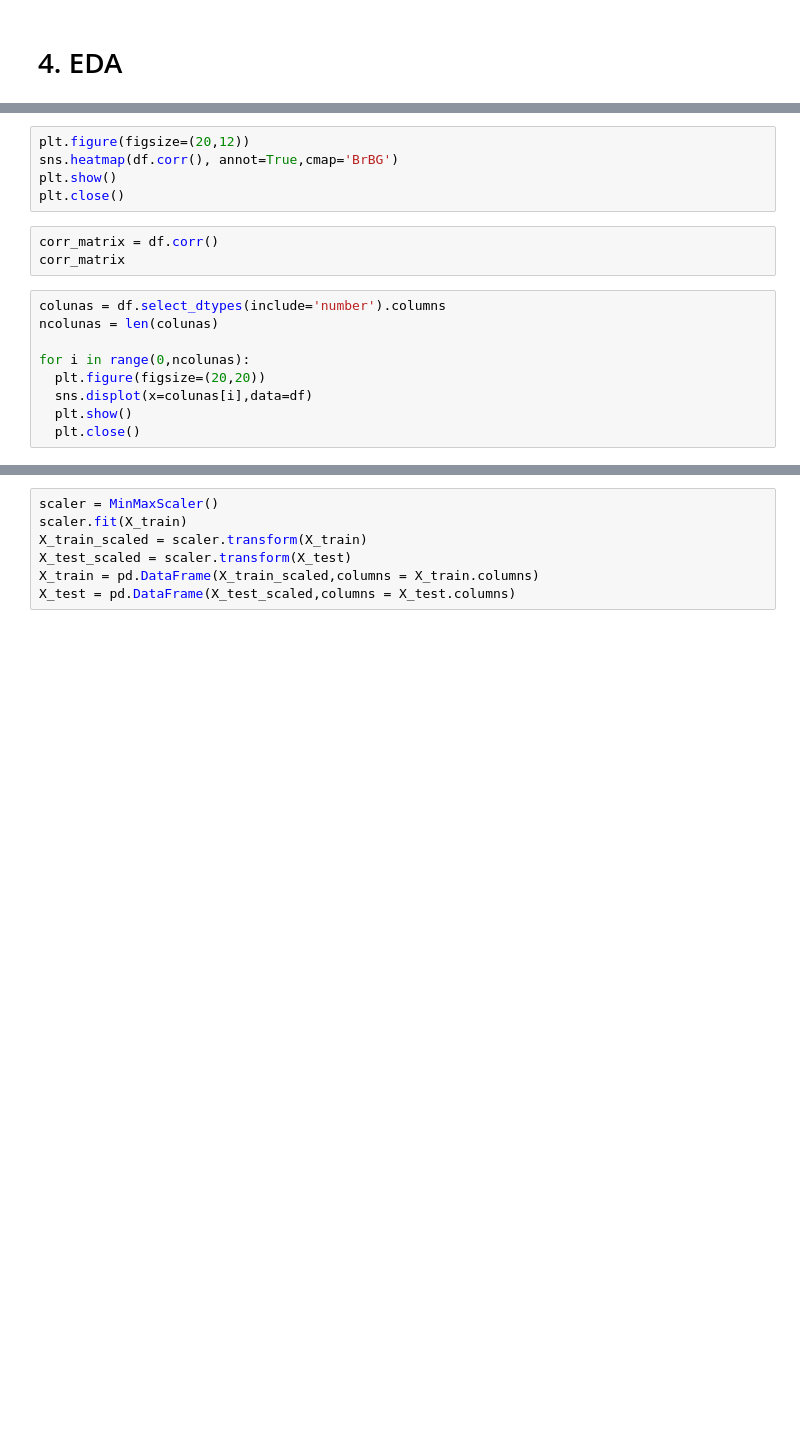
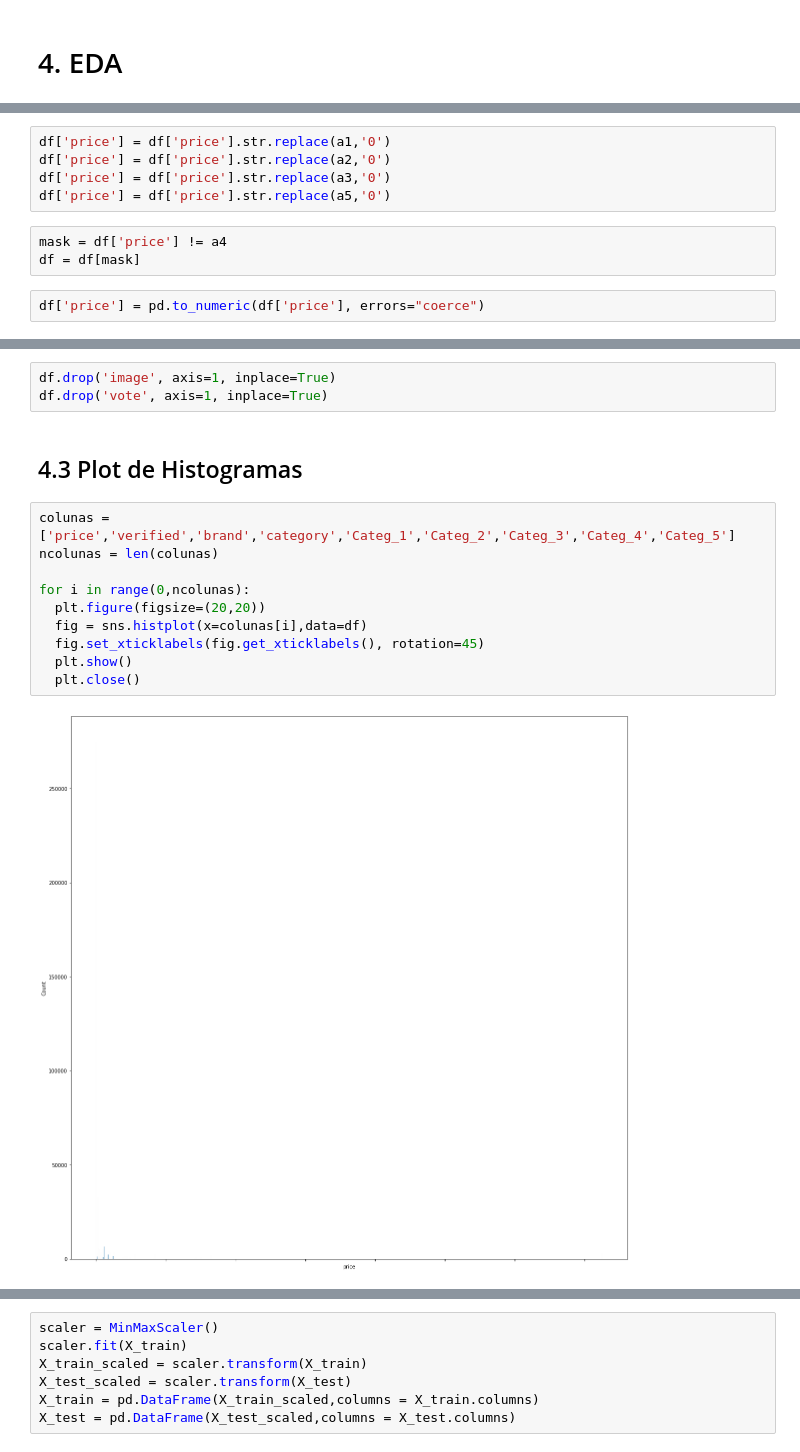
Before and after one commit to felipeaugustogudes/assignment20_dnc_dex, a Jupyter notebook: assignment_20_rid2031_felipe_ipynb.ipynb, the cells around one changed output, grey strips where cells are left out. Drawn from its saved outputs; the diff is of its cells as text; blank space fills up the shorter version.

```diff
--- a/assignment_20_rid2031_felipe_ipynb.ipynb
+++ b/assignment_20_rid2031_felipe_ipynb.ipynb
@@ -88,0 +155,10 @@ df.describe()
+# %%
+df['price'] = df['price'].str.replace(a1,'0')
+df['price'] = df['price'].str.replace(a2,'0')
+df['price'] = df['price'].str.replace(a3,'0')
+df['price'] = df['price'].str.replace(a5,'0')
+# %%
+mask = df['price'] != a4
+df = df[mask]
+# %%
+df['price'] = pd.to_numeric(df['price'], errors="coerce")
@@ -91,17 +187,17 @@ pd.DataFrame(df.isnull().sum(axis=0)).sort_values(by=0, ascending=False)/df.shap
-# %%
-plt.figure(figsize=(20,12))
-sns.heatmap(df.corr(), annot=True,cmap='BrBG')
-plt.show()
-plt.close()
-# %%
-corr_matrix = df.corr()
-corr_matrix
+# %%
+df.drop('image', axis=1, inplace=True)
+df.drop('vote', axis=1, inplace=True)
+# %% [markdown]
+## 4.3 Plot de Histogramas
 # %%
-colunas = df.select_dtypes(include='number').columns
+colunas = ['price','verified','brand','category','Categ_1','Categ_2','Categ_3','Categ_4','Categ_5']
 ncolunas = len(colunas)
 
 for i in range(0,ncolunas):
   plt.figure(figsize=(20,20))
-  sns.displot(x=colunas[i],data=df)
+  fig = sns.histplot(x=colunas[i],data=df)
+  fig.set_xticklabels(fig.get_xticklabels(), rotation=45)
   plt.show()
   plt.close()
+# %% [output]
+[figure, added]
```
Also changed, not shown: parts of 56 cells of this notebook.
